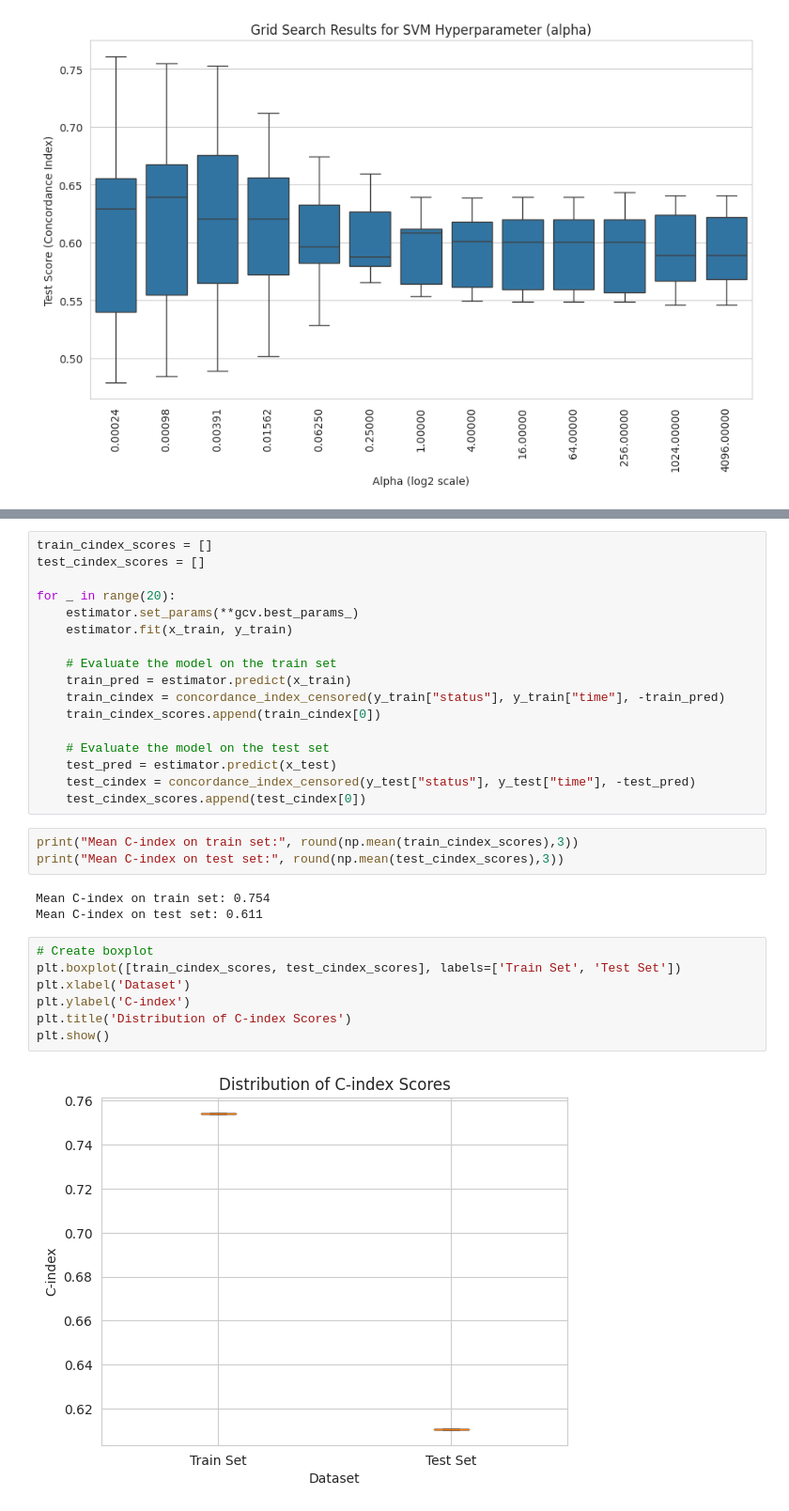
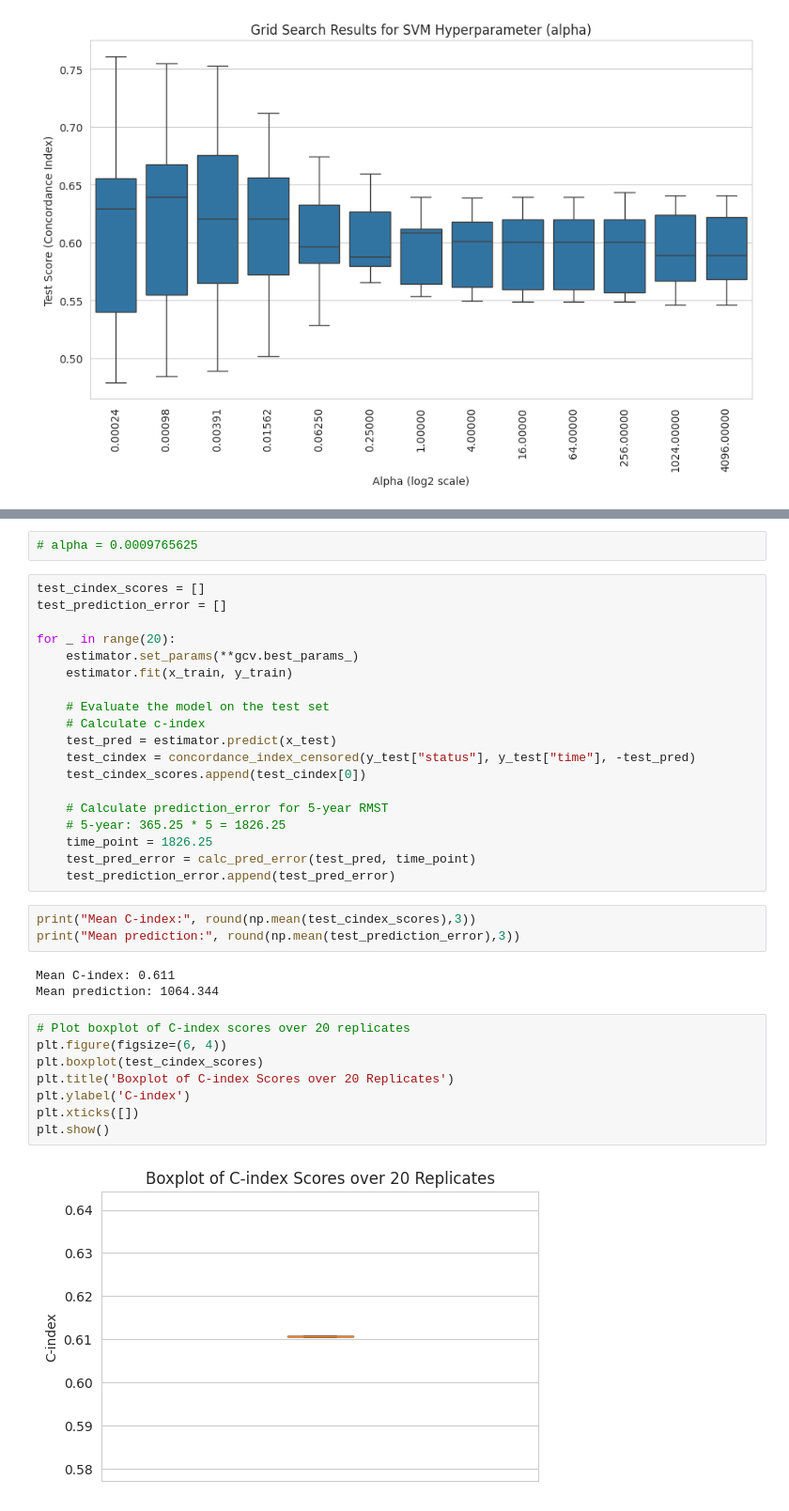
Before and after one commit to ZiyuWang1121/Investigating-machine-learning-methods-for-survival-prediction, a Jupyter notebook: Survival_SVM.ipynb, the cells around one changed output, grey strips where cells are left out. Shown at 94% size. Cells and saved outputs as stored; diff of their text form.

```diff
--- a/Survival_SVM.ipynb
+++ b/Survival_SVM.ipynb
@@ -145,32 +202,37 @@ plot_performance(gcv)
+# %%
+# alpha = 0.0009765625
 # %%
-train_cindex_scores = []
 test_cindex_scores = []
+test_prediction_error = []
 
 for _ in range(20):
     estimator.set_params(**gcv.best_params_)
     estimator.fit(x_train, y_train)
 
-    # Evaluate the model on the train set
-    train_pred = estimator.predict(x_train)
-    train_cindex = concordance_index_censored(y_train["status"], y_train["time"], -train_pred)
-    train_cindex_scores.append(train_cindex[0])
-
     # Evaluate the model on the test set
+    # Calculate c-index
     test_pred = estimator.predict(x_test)
     test_cindex = concordance_index_censored(y_test["status"], y_test["time"], -test_pred)
     test_cindex_scores.append(test_cindex[0])
+
+    # Calculate prediction_error for 5-year RMST
+    # 5-year: 365.25 * 5 = 1826.25
+    time_point = 1826.25
+    test_pred_error = calc_pred_error(test_pred, time_point)
+    test_prediction_error.append(test_pred_error)
-# %%
-print("Mean C-index on train set:", round(np.mean(train_cindex_scores),3))
-print("Mean C-index on test set:", round(np.mean(test_cindex_scores),3))
-# %% [output]
-Mean C-index on train set: 0.754
-Mean C-index on test set: 0.611
-# %%
-# Create boxplot
-plt.boxplot([train_cindex_scores, test_cindex_scores], labels=['Train Set', 'Test Set'])
-plt.xlabel('Dataset')
-plt.ylabel('C-index')
-plt.title('Distribution of C-index Scores')
-plt.show()
-# %% [output]
-[figure, removed]
+# %%
+print("Mean C-index:", round(np.mean(test_cindex_scores),3))
+print("Mean prediction:", round(np.mean(test_prediction_error),3))
+# %% [output]
+Mean C-index: 0.611
+Mean prediction: 1064.344
+# %%
+# Plot boxplot of C-index scores over 20 replicates
+plt.figure(figsize=(6, 4))
+plt.boxplot(test_cindex_scores)
+plt.title('Boxplot of C-index Scores over 20 Replicates')
+plt.ylabel('C-index')
+plt.xticks([])
+plt.show()
+# %% [output]
+[figure, added]
```
Also changed, not shown: parts of 6 cells of this notebook.
